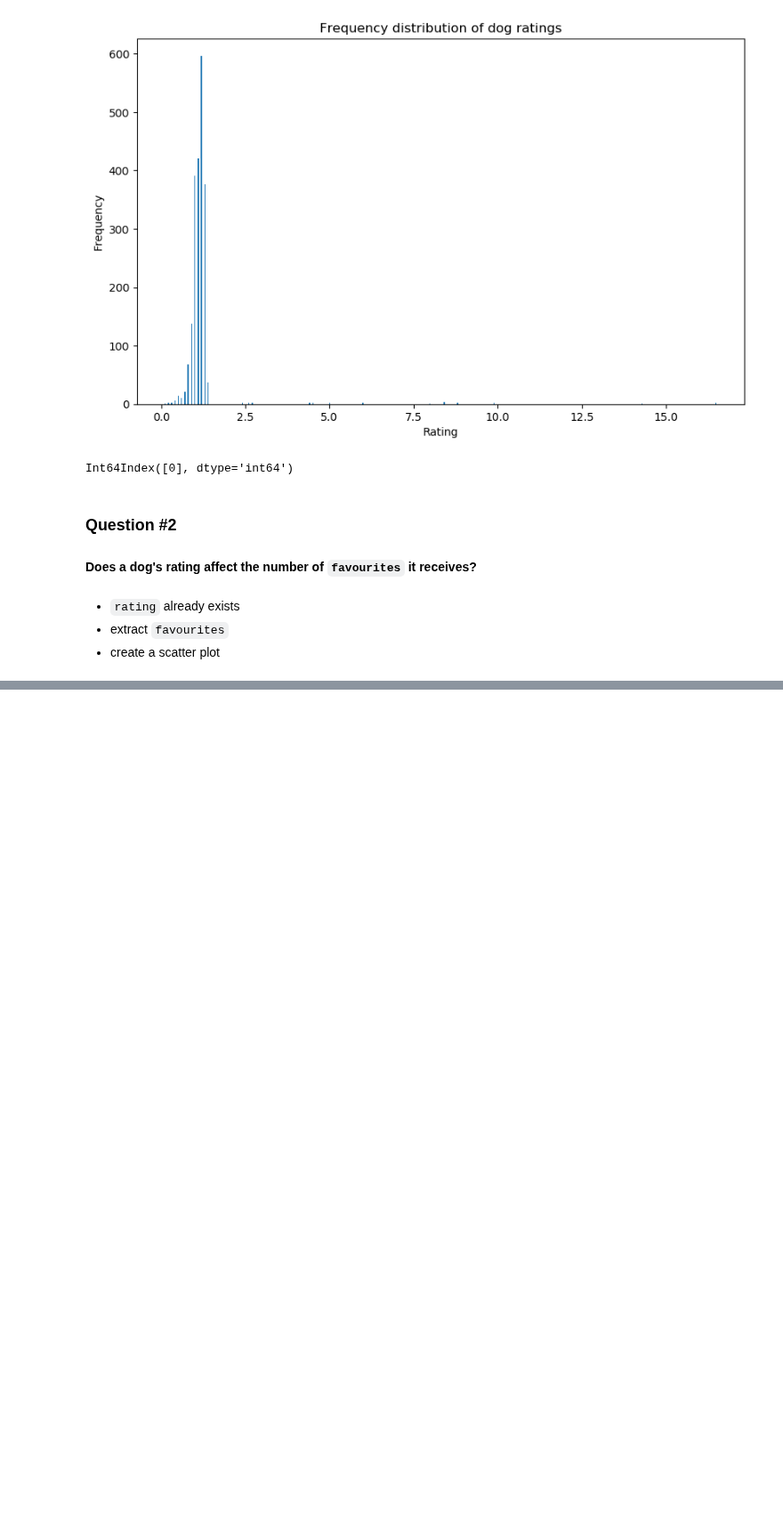
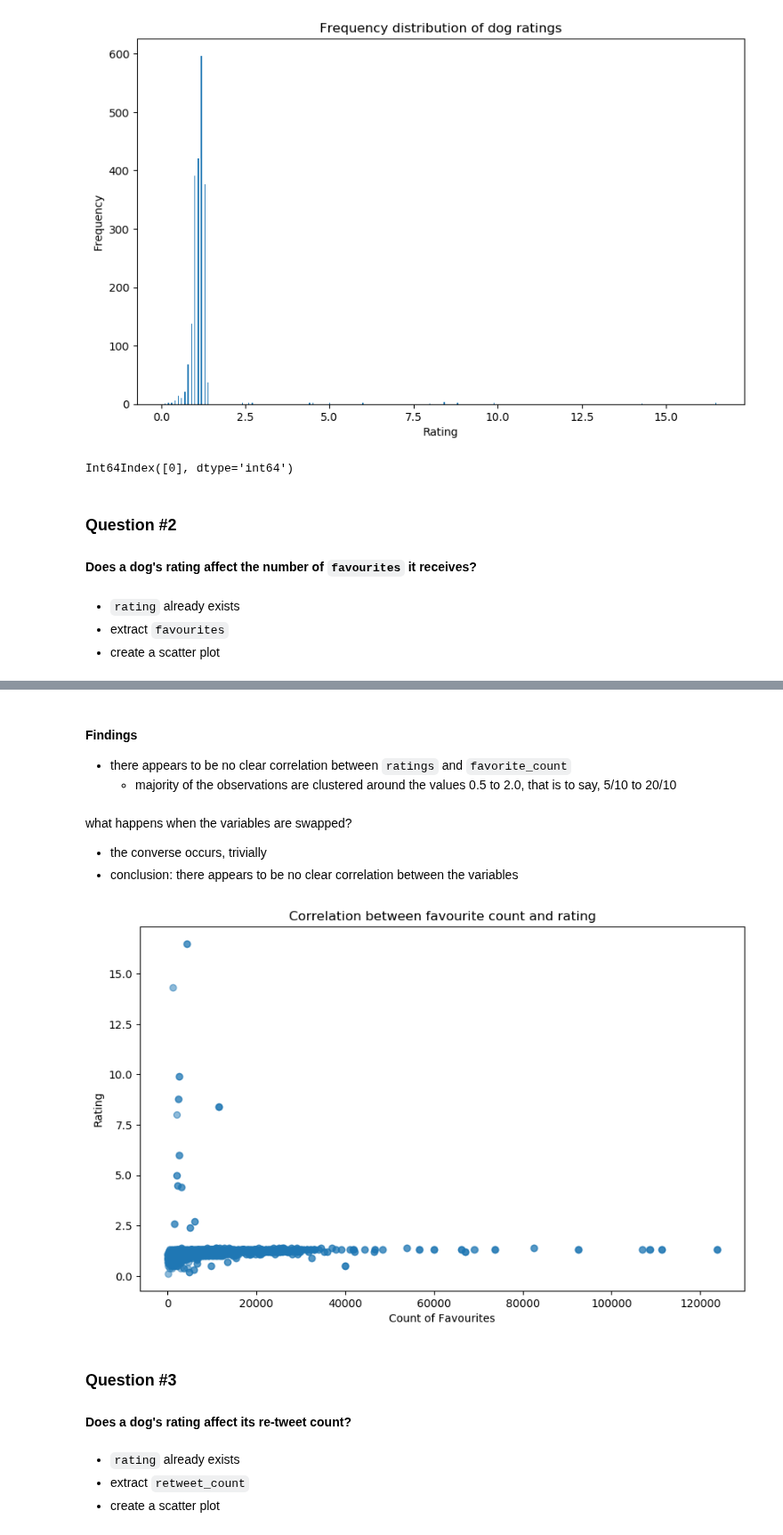
Before and after one commit to brk-a/alx-t-data-analyst, a Jupyter notebook: 0x01-project_2_wrangle_and_analyse_data/wrangle_act.ipynb, the cells around one changed output, grey strips where cells are left out. Shown at 89% size. Drawn from its saved outputs; the diff is of its cells as text; code cells hidden in the pictures; blank space fills up the shorter version.

Commit message:
EDA: question 3 - 5

```diff
--- a/0x01-project_2_wrangle_and_analyse_data/wrangle_act.ipynb
+++ b/0x01-project_2_wrangle_and_analyse_data/wrangle_act.ipynb
@@ -1258,0 +1263,32 @@ plt.scatter(rating,favourites); #to be continued...
+# %% [markdown]
+#### Findings
+
+* there appears to be no clear correlation between `ratings` and `favorite_count`
+    * majority of the observations are clustered around the values 0.5 to 2.0, that is to say, 5/10 to 20/10
+# %% [markdown]
+what happens when the variables are swapped?
+  * the converse occurs, trivially
+  * conclusion: there appears to be no clear correlation between the variables
+# %%
+#fig size
+plt.figure(figsize=(10, 6.18), dpi=100)
+
+#x-axis name
+plt.xlabel('Count of Favourites')
+#y-axis name
+plt.ylabel('Rating')
+#title
+plt.title('Correlation between favourite count and rating' )
+
+#plot
+plt.scatter(favourites, rating, alpha=0.5);
+# %% [output]
+[figure, added]
+# %% [markdown]
+### Question #3
+
+#### Does a dog's rating affect its re-tweet count?
+# %% [markdown]
+* `rating` already exists
+* extract `retweet_count`
+* create a scatter plot
```
Also changed, not shown: parts of 29 cells of this notebook.
